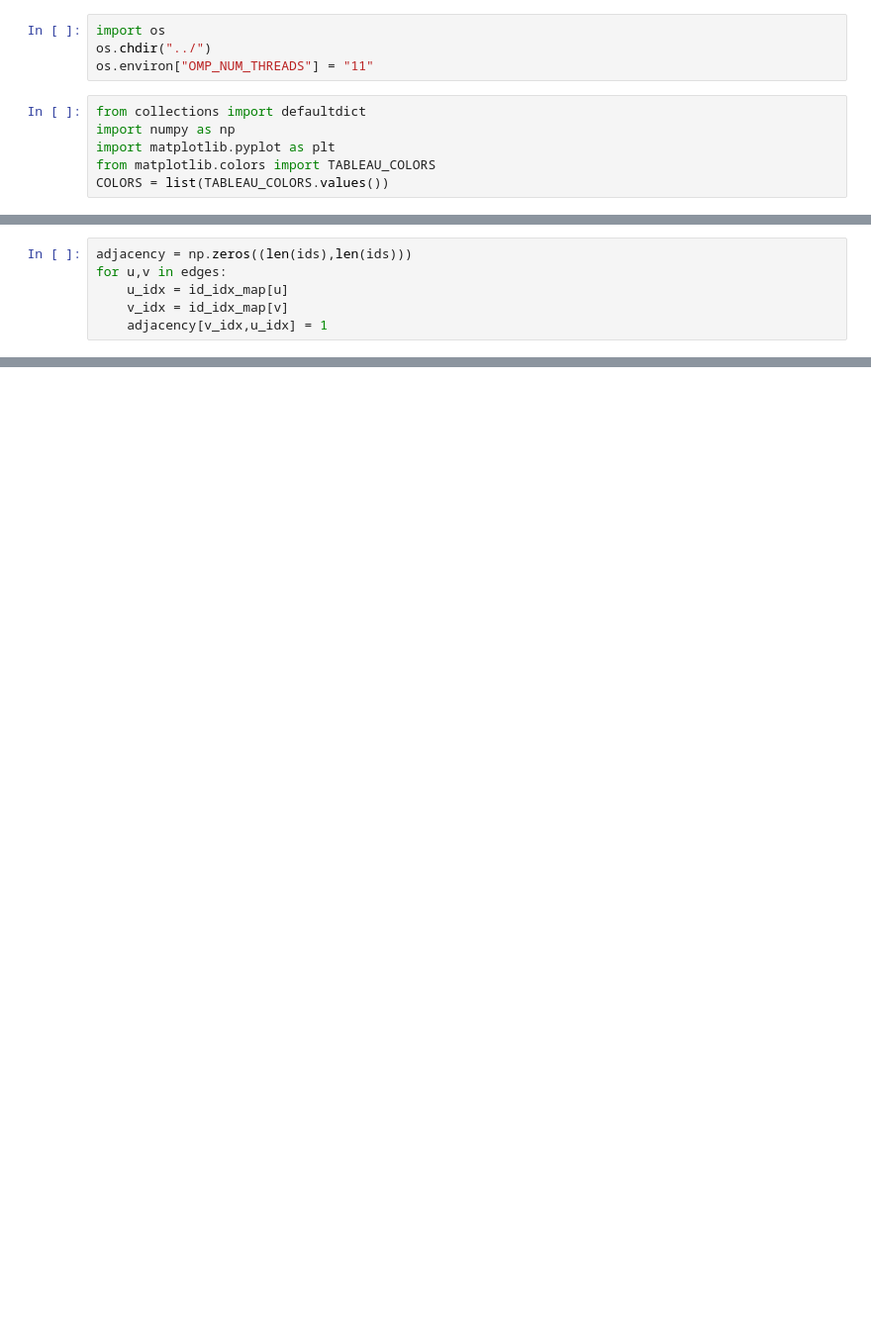
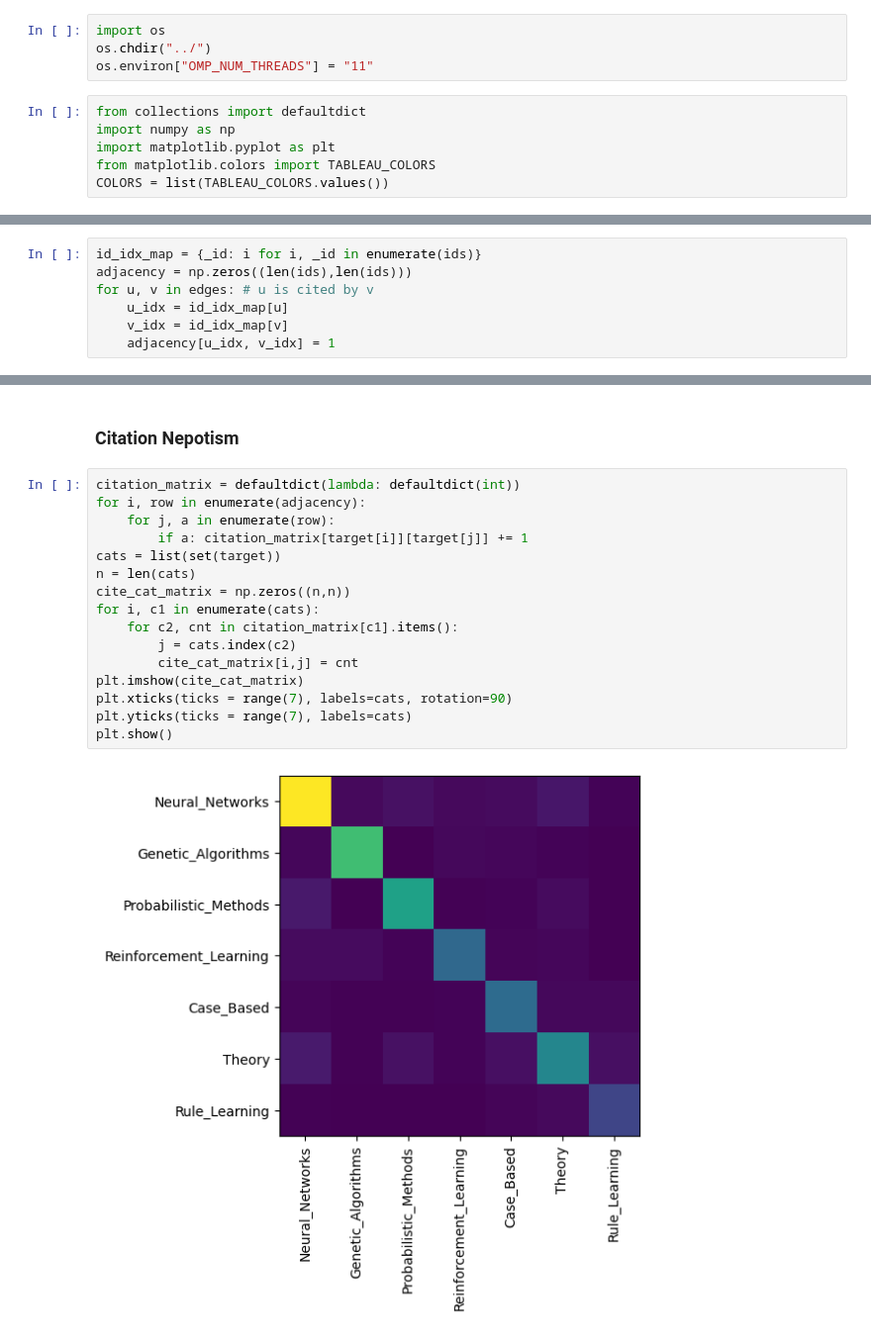
Before and after one commit to JoelStansbury/IR-pa3, a Jupyter notebook: notebooks/Clustering Playground.ipynb, the cells around one changed output, grey strips where cells are left out. Shown: that part at 99% size. Drawn from its saved outputs; the diff is of its cells as text; blank space fills up the shorter version.

```diff
--- a/notebooks/Clustering Playground.ipynb
+++ b/notebooks/Clustering Playground.ipynb
@@ -105,6 +10,0 @@ acc: 0.58  nmi: 0.34 ars: 0.24
-# %%
-adjacency = np.zeros((len(ids),len(ids)))
-for u,v in edges:
-    u_idx = id_idx_map[u]
-    v_idx = id_idx_map[v]
-    adjacency[v_idx,u_idx] = 1
@@ -125,0 +26,7 @@ acc: 0.56  nmi: 0.31 ars: 0.23
+# %%
+id_idx_map = {_id: i for i, _id in enumerate(ids)}
+adjacency = np.zeros((len(ids),len(ids)))
+for u, v in edges: # u is cited by v
+    u_idx = id_idx_map[u]
+    v_idx = id_idx_map[v]
+    adjacency[u_idx, v_idx] = 1
@@ -125,0 +59,20 @@ acc: 0.56  nmi: 0.31 ars: 0.23
+# %% [markdown]
+### Citation Nepotism
+# %%
+citation_matrix = defaultdict(lambda: defaultdict(int))
+for i, row in enumerate(adjacency):
+    for j, a in enumerate(row):
+        if a: citation_matrix[target[i]][target[j]] += 1
+cats = list(set(target))
+n = len(cats)
+cite_cat_matrix = np.zeros((n,n))
+for i, c1 in enumerate(cats):
+    for c2, cnt in citation_matrix[c1].items():
+        j = cats.index(c2)
+        cite_cat_matrix[i,j] = cnt
+plt.imshow(cite_cat_matrix)
+plt.xticks(ticks = range(7), labels=cats, rotation=90)
+plt.yticks(ticks = range(7), labels=cats)
+plt.show()
+# %% [output]
+[figure, added]
```
Also changed, not shown: parts of 49 cells of this notebook.
